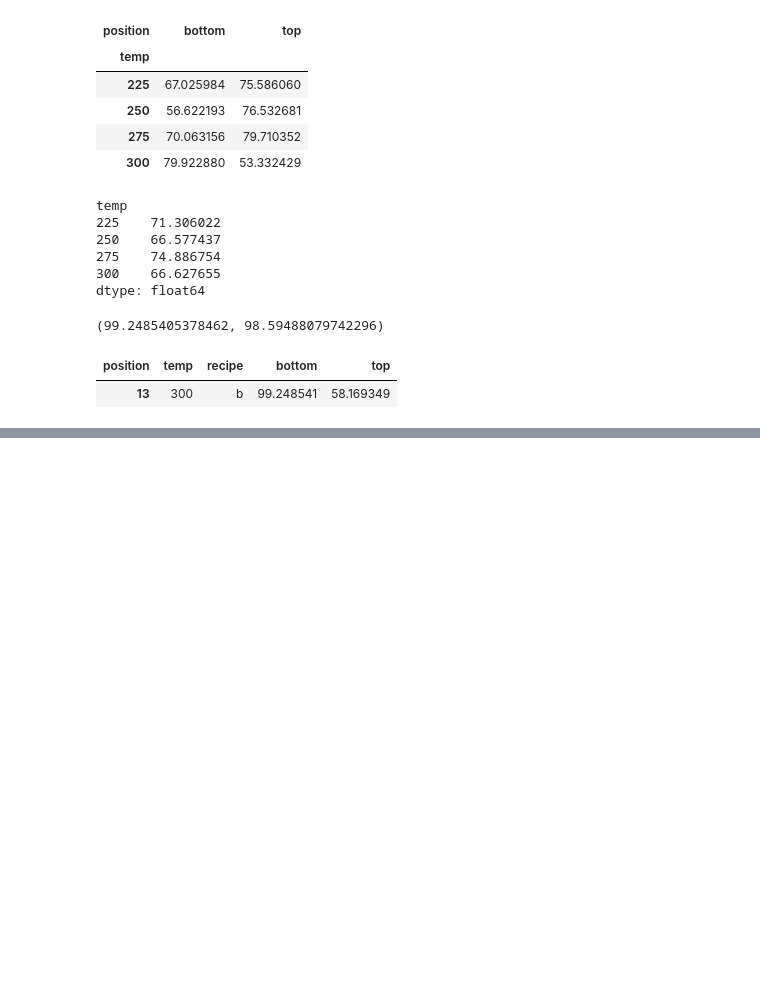
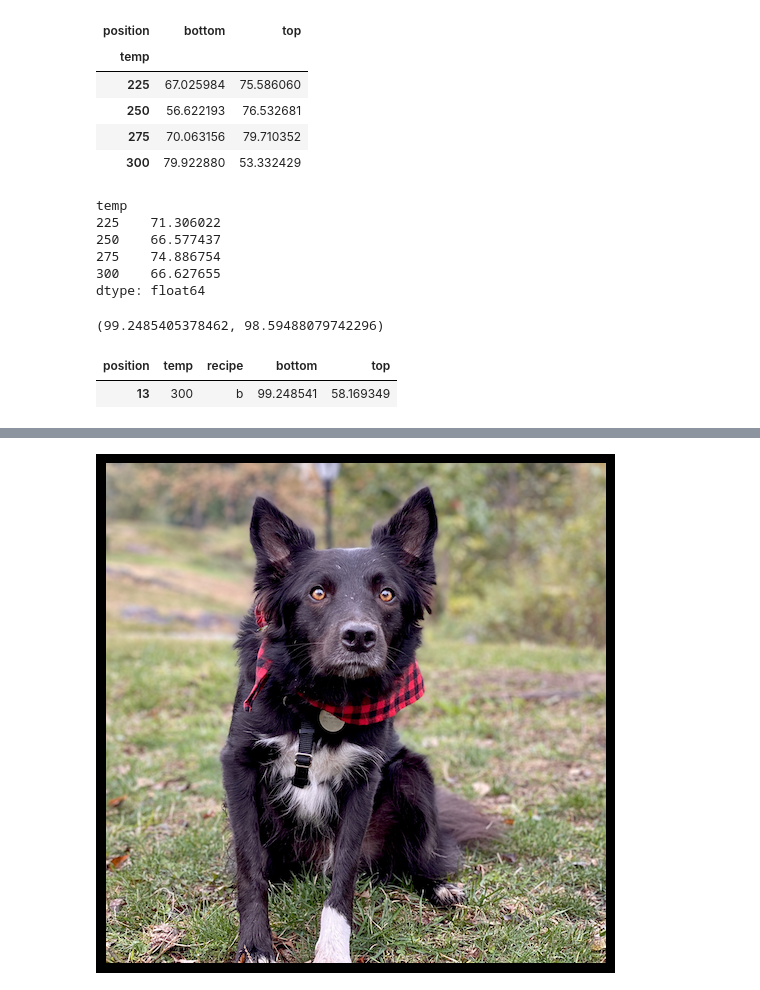
Before and after one commit to Ken-Alviola/classification-exercises, a Jupyter notebook: classification_exercises.ipynb, the cells around one changed output, grey strips where cells are left out. Saved outputs shown, nothing was run; the diff lists cells and outputs as text; code cells hidden in the pictures; blank space fills up the shorter version.

```diff
--- a/classification_exercises.ipynb
+++ b/classification_exercises.ipynb
@@ -504,0 +548,4 @@ damn_cakes[damn_cakes.bottom == max_bottom]
+# %%
+sns.dogplot()
+# %% [output]
+[figure, added]
```
Also changed, not shown: parts of 17 cells of this notebook, 1 other file.
